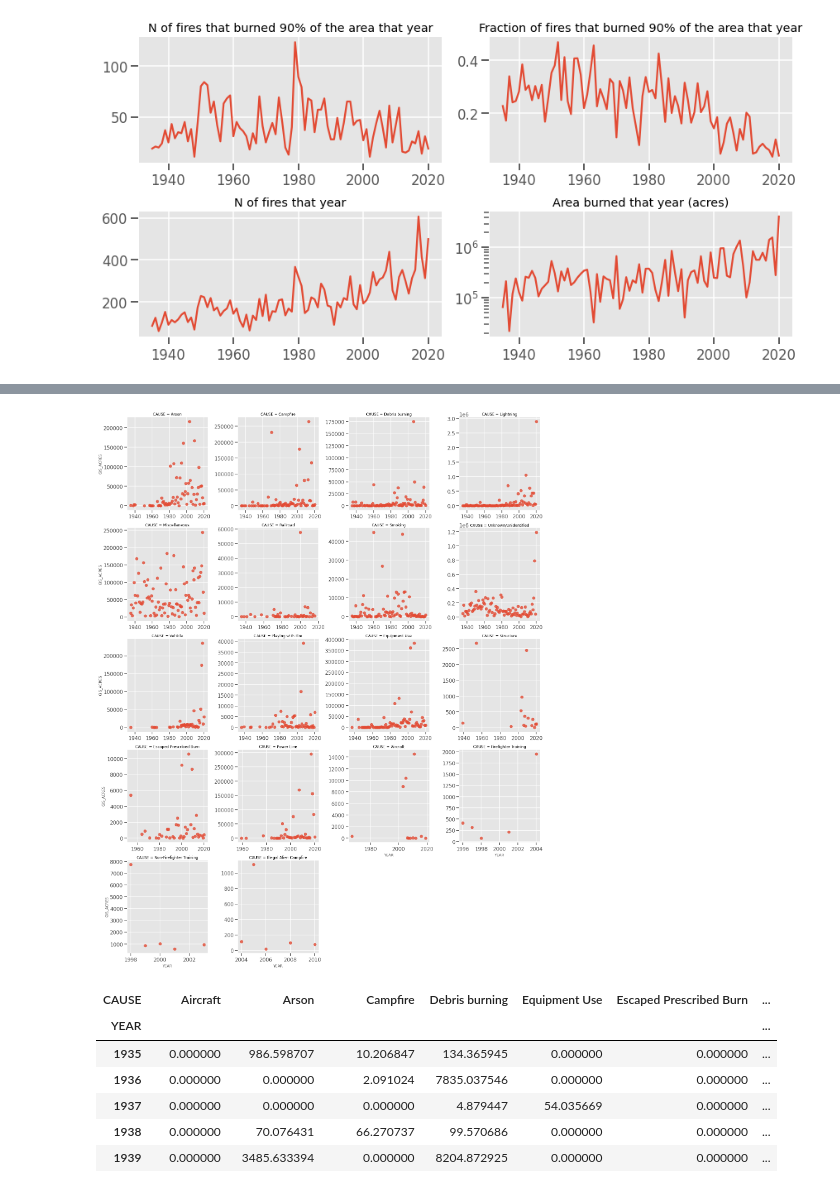
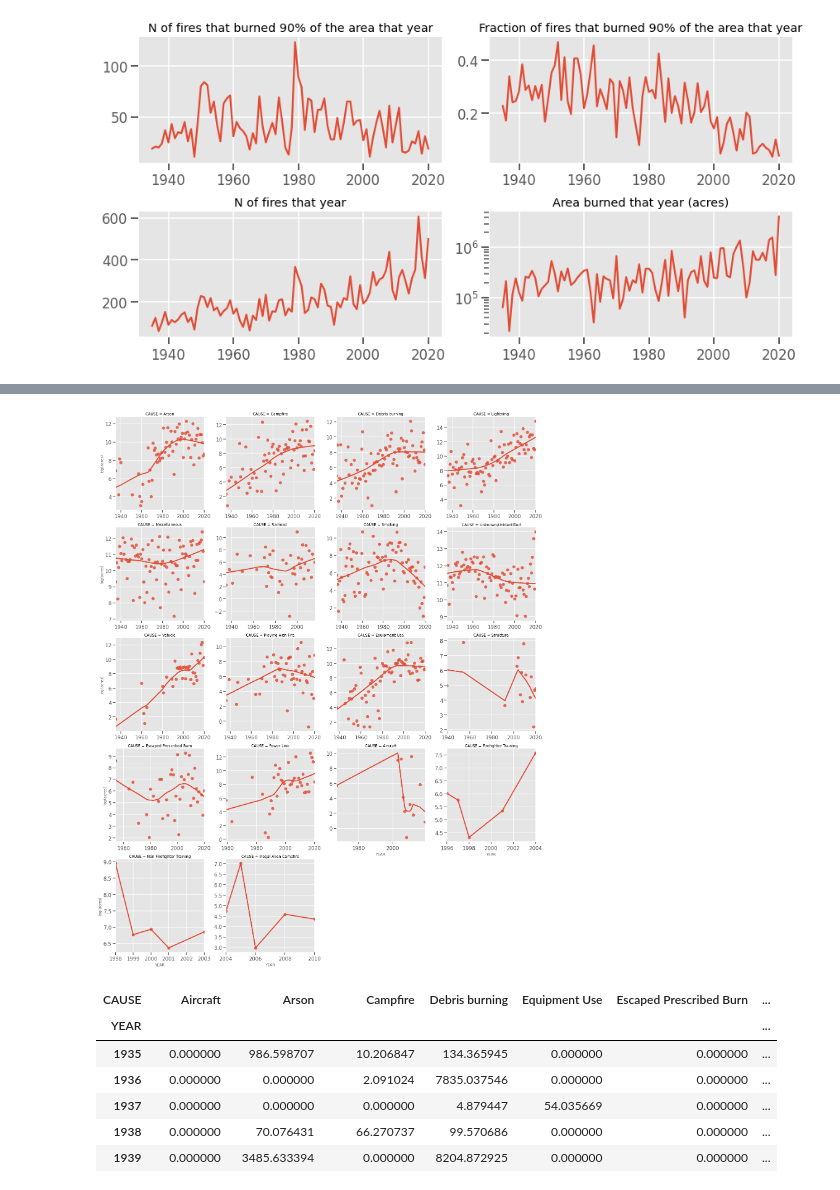
Before and after one commit to jlricon/open_nintil, a Jupyter notebook: wildfires/Analysis.ipynb, the cells around one changed output, grey strips where cells are left out. Saved outputs shown, nothing was run; the diff lists cells and outputs as text; code cells hidden in the pictures.

```diff
--- a/wildfires/Analysis.ipynb
+++ b/wildfires/Analysis.ipynb
@@ -92,15 +105,16 @@ plt.savefig('figures/fraction_fires.jpeg')
 # %%
 # What are the worse causes?
 t=frame[["YEAR","CAUSE","GIS_ACRES"]]
 t=t.groupby(['YEAR','CAUSE']).sum().reset_index()
-#t.GIS_ACRES=np.log(t.GIS_ACRES)
-sns.lmplot(x="YEAR", y="GIS_ACRES", col="CAUSE",data=t, col_wrap=4,height=5,sharey=False,sharex=False,fit_reg=False
+t.GIS_ACRES=np.log(t.GIS_ACRES)
+sns.lmplot(x="YEAR", y="log(acres)", col="CAUSE",data=t.rename(columns={"GIS_ACRES":'log(acres)'}), col_wrap=4,height=5,
+           sharey=False,sharex=False,fit_reg=True,lowess=True
            )
 #plt.gca().set(yscale="log")
 #plt.tight_layout()
-plt.savefig('figures/fire_causes.jpeg')
+plt.savefig('figures/fire_causes_log.jpeg')
 # %% [output]
-[figure, old version]
+[figure, new version]
 # %%
 t.pivot_table(columns=['CAUSE'],values='GIS_ACRES',index='YEAR').fillna(0)
 # %% [output]
```
Also changed, not shown: parts of 20 cells of this notebook, 1 other file.
